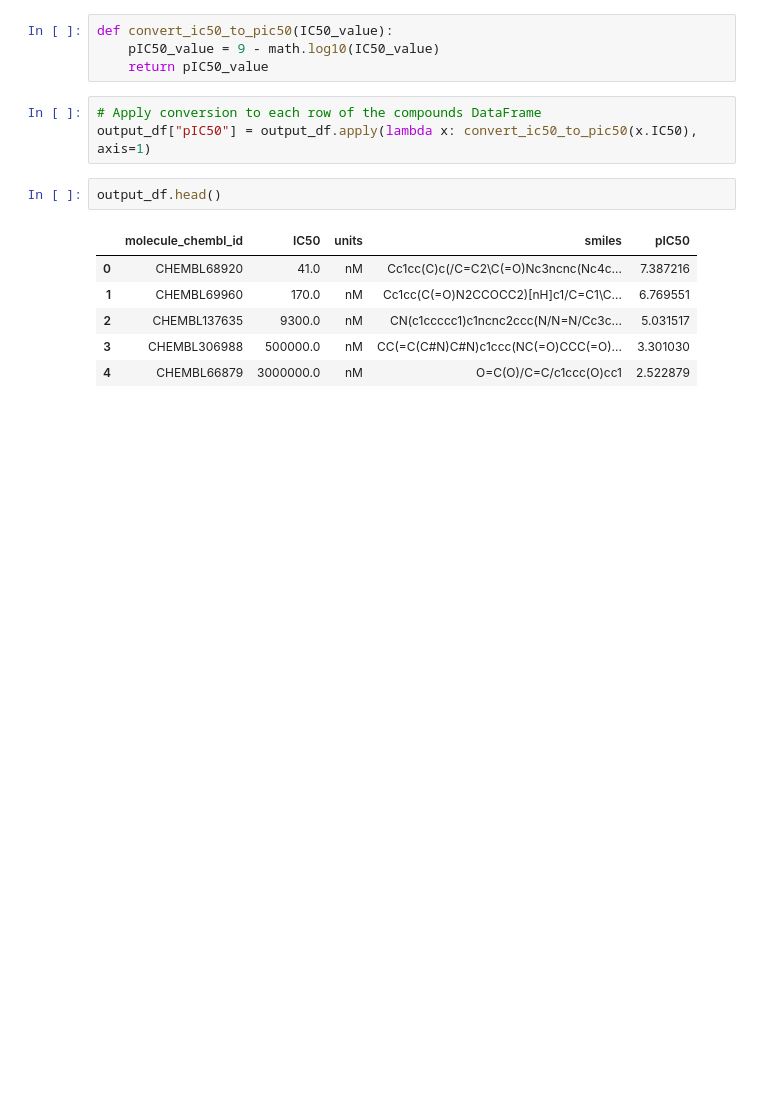
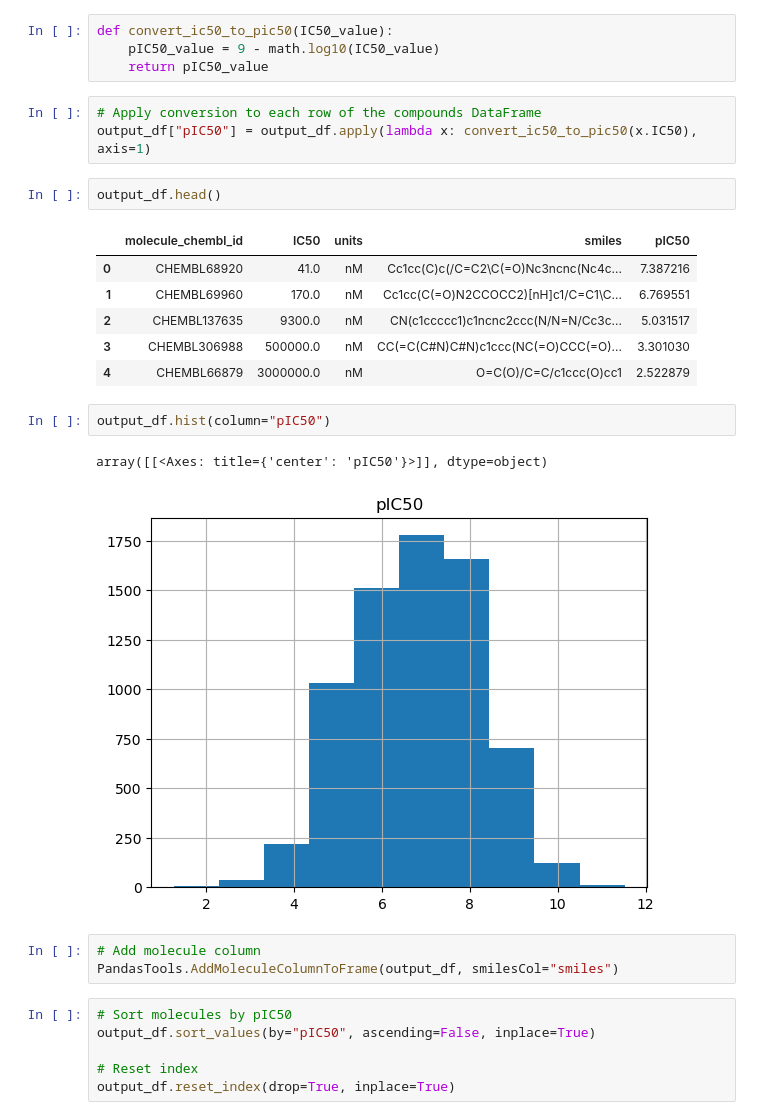
Before and after one commit to hajinie/mqubit, a Jupyter notebook: Teachopencadd/ch01.ipynb, the cells around one changed output. Saved outputs shown, nothing was run; the diff lists cells and outputs as text; blank space fills up the shorter version.

```diff
--- a/Teachopencadd/ch01.ipynb
+++ b/Teachopencadd/ch01.ipynb
@@ -350,3 +350,17 @@ output_df.head()
 | 2 | CHEMBL137635 | 9300.0 | nM | CN(c1ccccc1)c1ncnc2ccc(N/N=N/Cc3c... | 5.031517 |
 | 3 | CHEMBL306988 | 500000.0 | nM | CC(=C(C#N)C#N)c1ccc(NC(=O)CCC(=O)... | 3.301030 |
 | 4 | CHEMBL66879 | 3000000.0 | nM | O=C(O)/C=C/c1ccc(O)cc1 | 2.522879 |
+# %%
+output_df.hist(column="pIC50")
+# %% [output]
+array([[<Axes: title={'center': 'pIC50'}>]], dtype=object)
+[figure, added]
+# %%
+# Add molecule column
+PandasTools.AddMoleculeColumnToFrame(output_df, smilesCol="smiles")
+# %%
+# Sort molecules by pIC50
+output_df.sort_values(by="pIC50", ascending=False, inplace=True)
+
+# Reset index
+output_df.reset_index(drop=True, inplace=True)
```
Also changed, not shown: parts of 2 cells of this notebook.
